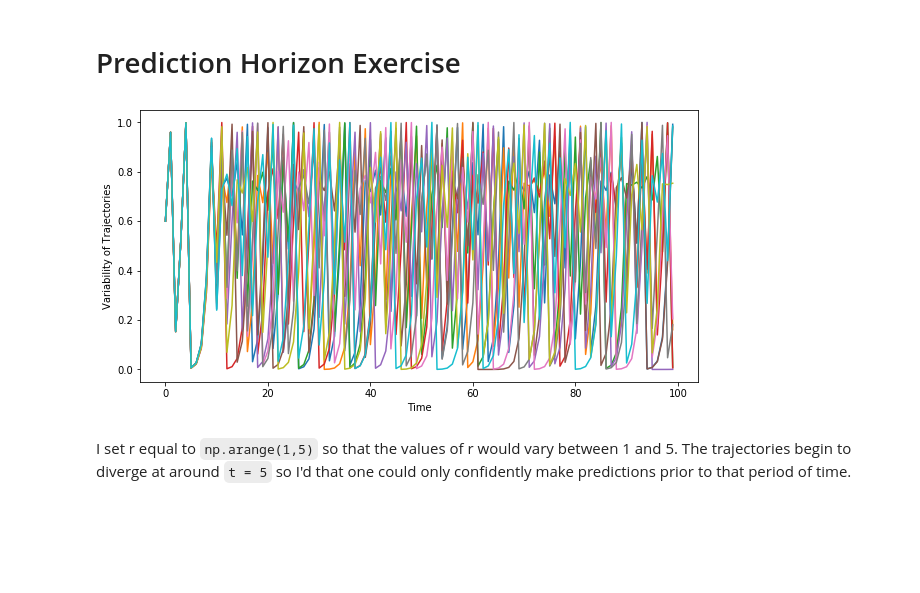
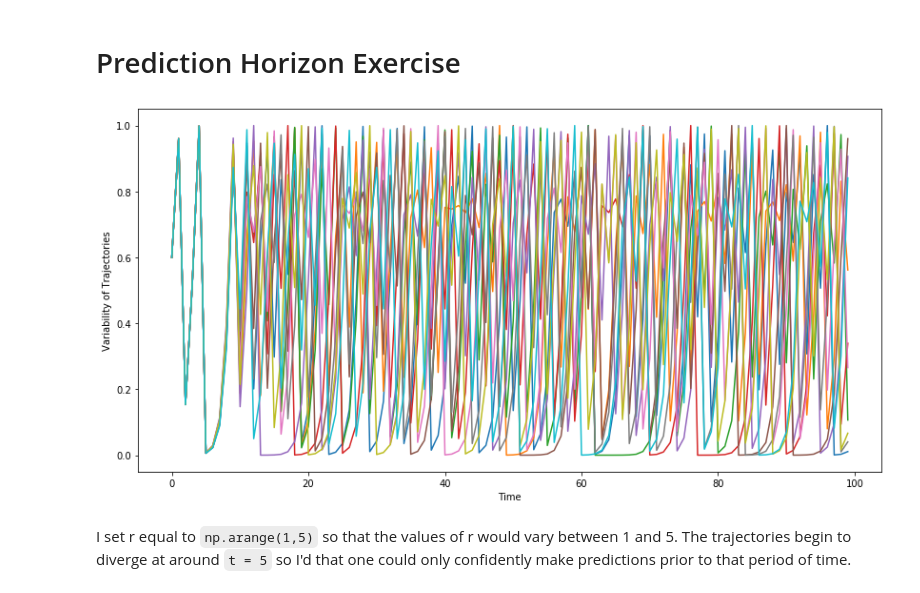
Before and after one commit to ochen310/BIO-336-S20, a Jupyter notebook: 01_09_prediction_horizon.ipynb, the cells around one changed output. Cells and saved outputs as stored; diff of their text form; code cells hidden in the pictures; blank space fills up the shorter version.

```diff
--- a/01_09_prediction_horizon.ipynb
+++ b/01_09_prediction_horizon.ipynb
@@ -6,20 +6,20 @@ import matplotlib.pyplot as plt
 # %%
 nsteps = 100
 ntraces = 10
 x = np.zeros(shape=(nsteps,ntraces))
 wiggle = 0.0001
 
 for r in np.arange(1,5):
     for itrace in range(ntraces):
         x[0,itrace] = 0.6+np.random.randn(1)*wiggle
         for istep in range(1,nsteps):
             x[istep,itrace] = r*x[istep-1,itrace]*(1-x[istep-1,itrace])
 
-figb = plt.figure(figsize=(10,5))
+figb = plt.figure(figsize=(14,7))
 plt.plot(x)
 plt.xlabel('Time');
 plt.ylabel('Variability of Trajectories');
 # %% [output]
-[figure, old version]
+[figure, new version]
 # %% [markdown]
 I set r equal to `np.arange(1,5)` so that the values of r would vary between 1 and 5. The trajectories begin to diverge at around `t = 5` so I'd that one could only confidently make predictions prior to that period of time.
```
Also changed, not shown: parts of 4 cells of this notebook, 3 other files.
